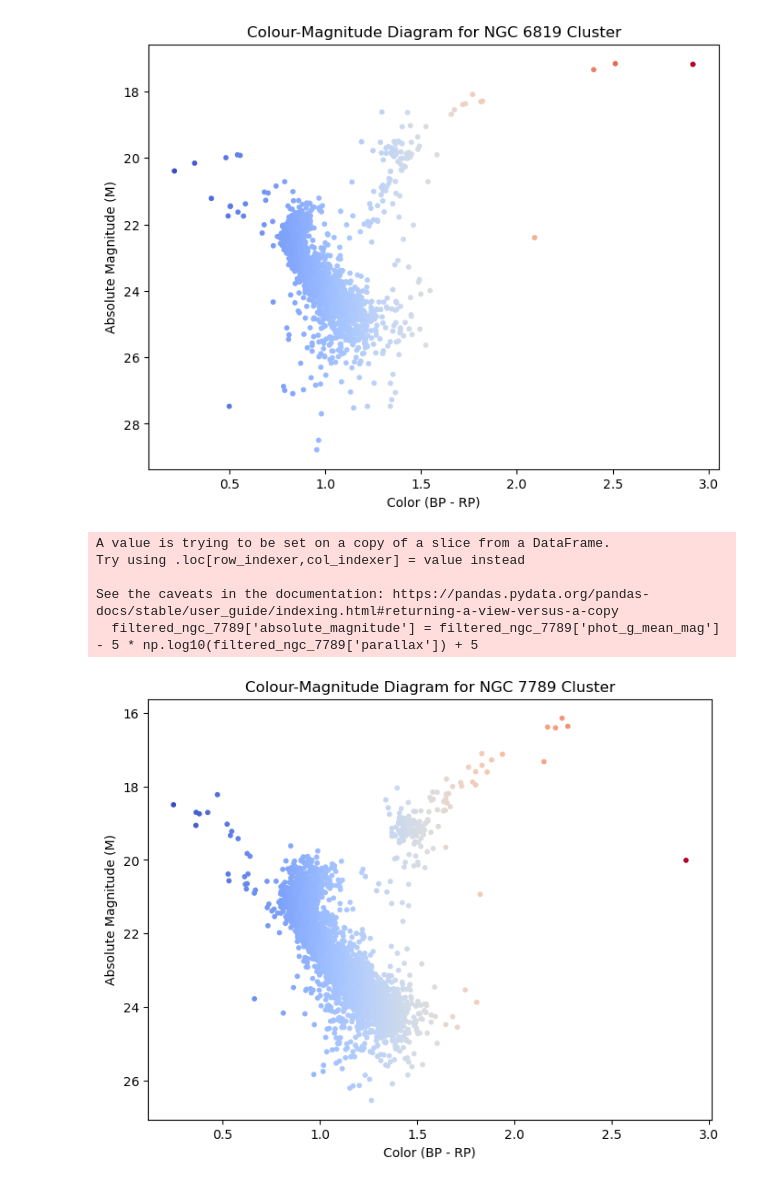
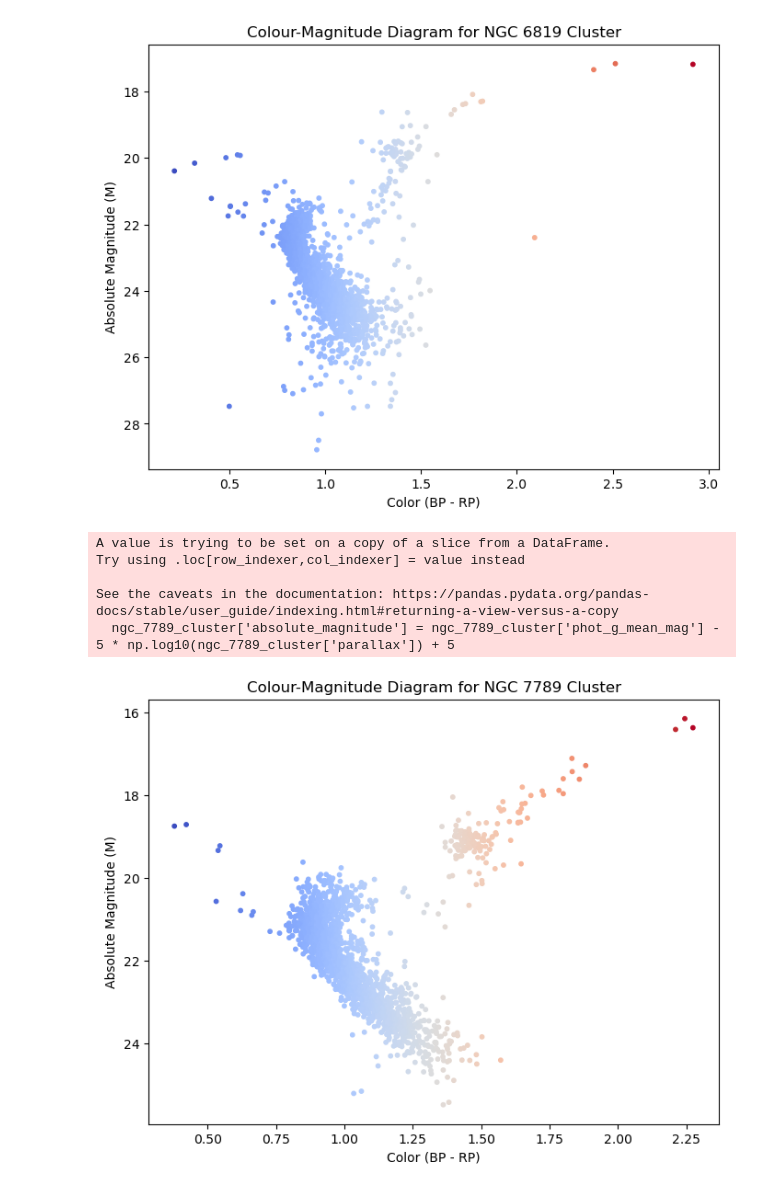
Before and after one commit to SakilaW/DATA301_Individual_Project, a Jupyter notebook: Code/Exploratory Data Analysis.ipynb, the cells around one changed output. Cells and saved outputs as stored; diff of their text form; code cells hidden in the pictures.

```diff
--- a/Code/Exploratory Data Analysis.ipynb
+++ b/Code/Exploratory Data Analysis.ipynb
@@ -339,21 +339,25 @@ plt.show()
 # %% [output]
 [figure]
 # %%
-## NGC 7789 Colour-Magnitude Diagram
-filtered_ngc_7789['absolute_magnitude'] = filtered_ngc_7789['phot_g_mean_mag'] - 5 * np.log10(filtered_ngc_7789['parallax']) + 5
+# Filter the DataFrame to select rows where 'Cluster' == 'NGC_7789'
+ngc_7789_cluster = filtered_ngc_7789[filtered_ngc_7789['Cluster'] == 'NGC_7789']
 
-plt.figure(figsize = (8, 6))
-plt.scatter(filtered_ngc_7789['bp_rp'], filtered_ngc_7789['absolute_magnitude'], s = 10, c = filtered_ngc_7789['bp_rp'], cmap = 'coolwarm', marker = 'o')
+# Calculate the absolute magnitude for the selected data
+ngc_7789_cluster['absolute_magnitude'] = ngc_7789_cluster['phot_g_mean_mag'] - 5 * np.log10(ngc_7789_cluster['parallax']) + 5
+
+# Create the Color-Magnitude Diagram for NGC 7789 Cluster
+plt.figure(figsize=(8, 6))
+plt.scatter(ngc_7789_cluster['bp_rp'], ngc_7789_cluster['absolute_magnitude'], s=10, c=ngc_7789_cluster['bp_rp'], cmap='coolwarm', marker='o')
 plt.xlabel('Color (BP - RP)')
 plt.ylabel('Absolute Magnitude (M)')
 plt.gca().invert_yaxis()
 plt.title('Colour-Magnitude Diagram for NGC 7789 Cluster')
 plt.show()
 # %% [output]
 A value is trying to be set on a copy of a slice from a DataFrame.
 Try using .loc[row_indexer,col_indexer] = value instead
 
 See the caveats in the documentation: https://pandas.pydata.org/pandas-docs/stable/user_guide/indexing.html#returning-a-view-versus-a-copy
-  filtered_ngc_7789['absolute_magnitude'] = filtered_ngc_7789['phot_g_mean_mag'] - 5 * np.log10(filtered_ngc_7789['parallax']) + 5
+  ngc_7789_cluster['absolute_magnitude'] = ngc_7789_cluster['phot_g_mean_mag'] - 5 * np.log10(ngc_7789_cluster['parallax']) + 5
-[figure, old version]
+[figure, new version]
 # %%
```
Also changed, not shown: parts of 7 cells of this notebook.
